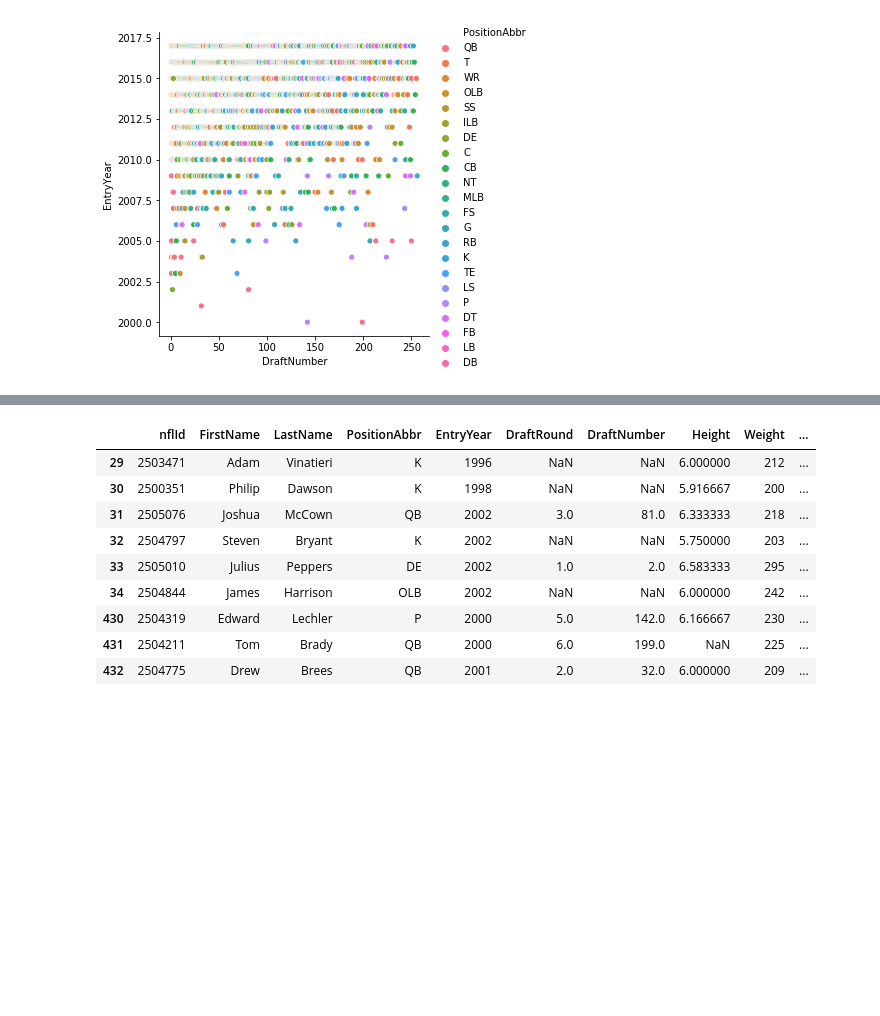
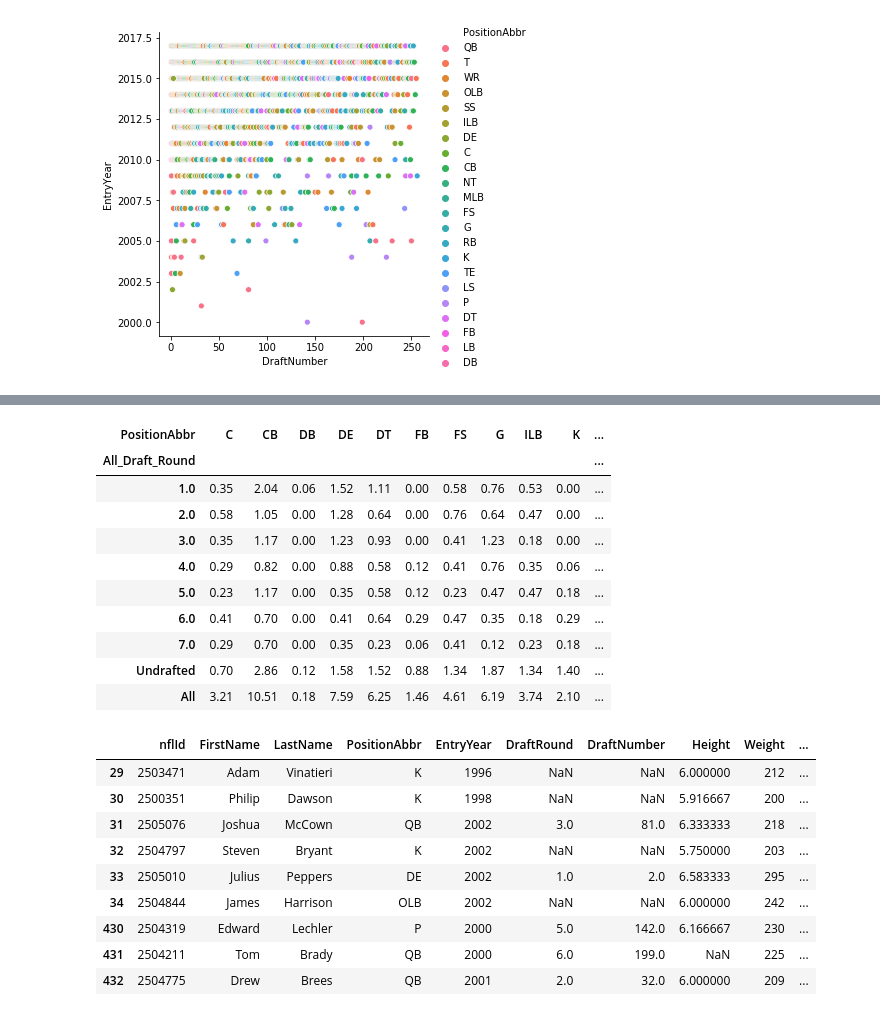
Before and after one commit to donw385/Big-Data-Bowl, a Jupyter notebook: Don_Wang_NFL_Data_Analysis.ipynb, the cells around one changed output, grey strips where cells are left out. Cells and saved outputs as stored; diff of their text form; code cells hidden in the pictures; blank space fills up the shorter version.

```diff
--- a/Don_Wang_NFL_Data_Analysis.ipynb
+++ b/Don_Wang_NFL_Data_Analysis.ipynb
@@ -100,3 +120,18 @@ player_summary
+# %%
+player_summary2 = ((pd.crosstab(players['All_Draft_Round'],players['PositionAbbr'], margins=True, normalize=True))*100).round(2)
+player_summary2
+# %% [output]
+| PositionAbbr | C | CB | DB | DE | DT | FB | FS | G | ILB | K | ... |
+| All_Draft_Round |  |  |  |  |  |  |  |  |  |  | ... |
+| 1.0 | 0.35 | 2.04 | 0.06 | 1.52 | 1.11 | 0.00 | 0.58 | 0.76 | 0.53 | 0.00 | ... |
+| 2.0 | 0.58 | 1.05 | 0.00 | 1.28 | 0.64 | 0.00 | 0.76 | 0.64 | 0.47 | 0.00 | ... |
+| 3.0 | 0.35 | 1.17 | 0.00 | 1.23 | 0.93 | 0.00 | 0.41 | 1.23 | 0.18 | 0.00 | ... |
+| 4.0 | 0.29 | 0.82 | 0.00 | 0.88 | 0.58 | 0.12 | 0.41 | 0.76 | 0.35 | 0.06 | ... |
+| 5.0 | 0.23 | 1.17 | 0.00 | 0.35 | 0.58 | 0.12 | 0.23 | 0.47 | 0.47 | 0.18 | ... |
+| 6.0 | 0.41 | 0.70 | 0.00 | 0.41 | 0.64 | 0.29 | 0.47 | 0.35 | 0.18 | 0.29 | ... |
+| 7.0 | 0.29 | 0.70 | 0.00 | 0.35 | 0.23 | 0.06 | 0.41 | 0.12 | 0.23 | 0.18 | ... |
+| Undrafted | 0.70 | 2.86 | 0.12 | 1.58 | 1.52 | 0.88 | 1.34 | 1.87 | 1.34 | 1.40 | ... |
+| All | 3.21 | 10.51 | 0.18 | 7.59 | 6.25 | 1.46 | 4.61 | 6.19 | 3.74 | 2.10 | ... |
 # %%
 players[(players.EntryYear<2003)]
 # %% [output]
```
Also changed, not shown: parts of 6 cells of this notebook.
